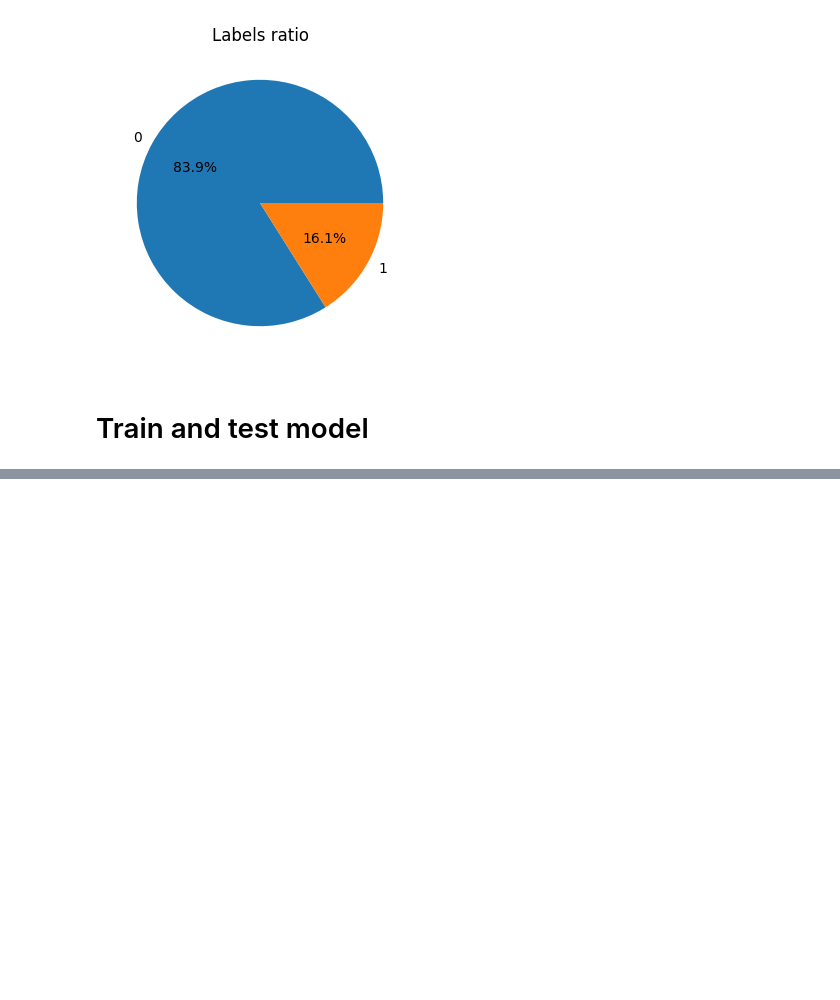
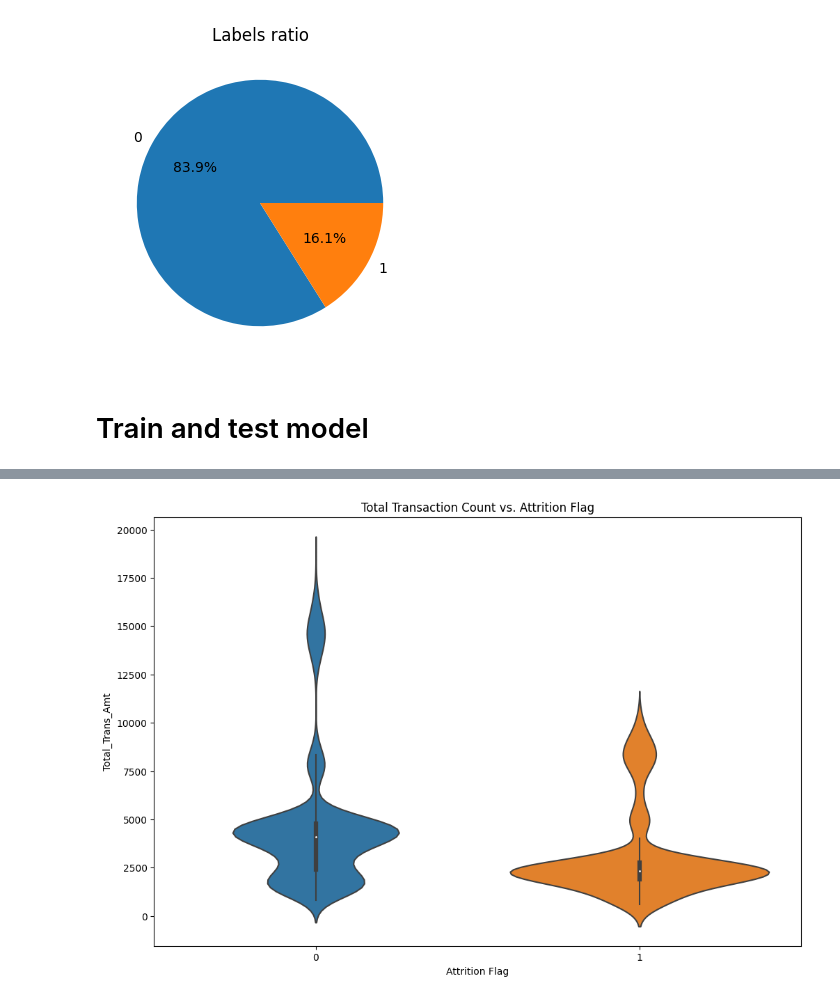
Before and after one commit to CaoThanhNg03/Customer-Churn-Predict, a Jupyter notebook: demo.ipynb, the cells around one changed output, grey strips where cells are left out. Drawn from its saved outputs; the diff is of its cells as text; code cells hidden in the pictures; blank space fills up the shorter version.

```diff
--- a/demo.ipynb
+++ b/demo.ipynb
@@ -182,0 +191,10 @@ plt.show()
+# %%
+raw_df['Attrition_Flag'] = df['Attrition_Flag']
+plt.figure(figsize=(12,8))
+sns.violinplot(x='Attrition_Flag', y='Total_Trans_Amt', data=raw_df)
+plt.xlabel('Attrition Flag')
+plt.ylabel('Total_Trans_Amt')
+plt.title('Total Transaction Count vs. Attrition Flag')
+plt.show()
+# %% [output]
+[figure, added]
```
Also changed, not shown: parts of 11 cells of this notebook, 2 other files.
